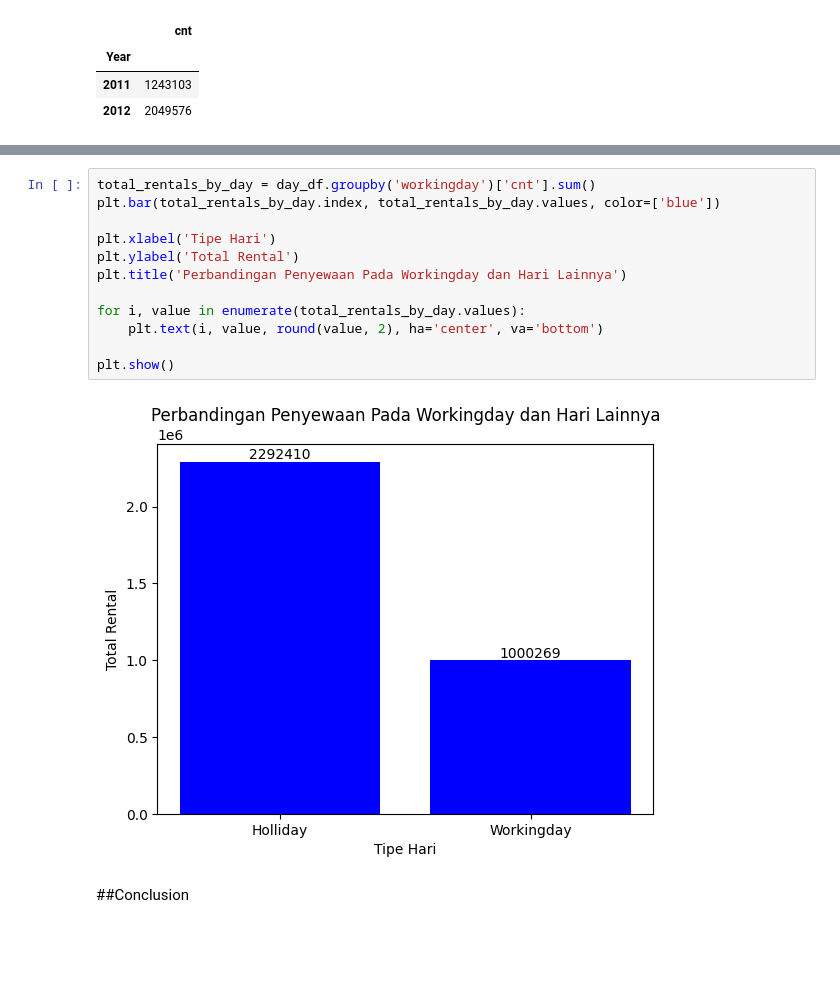
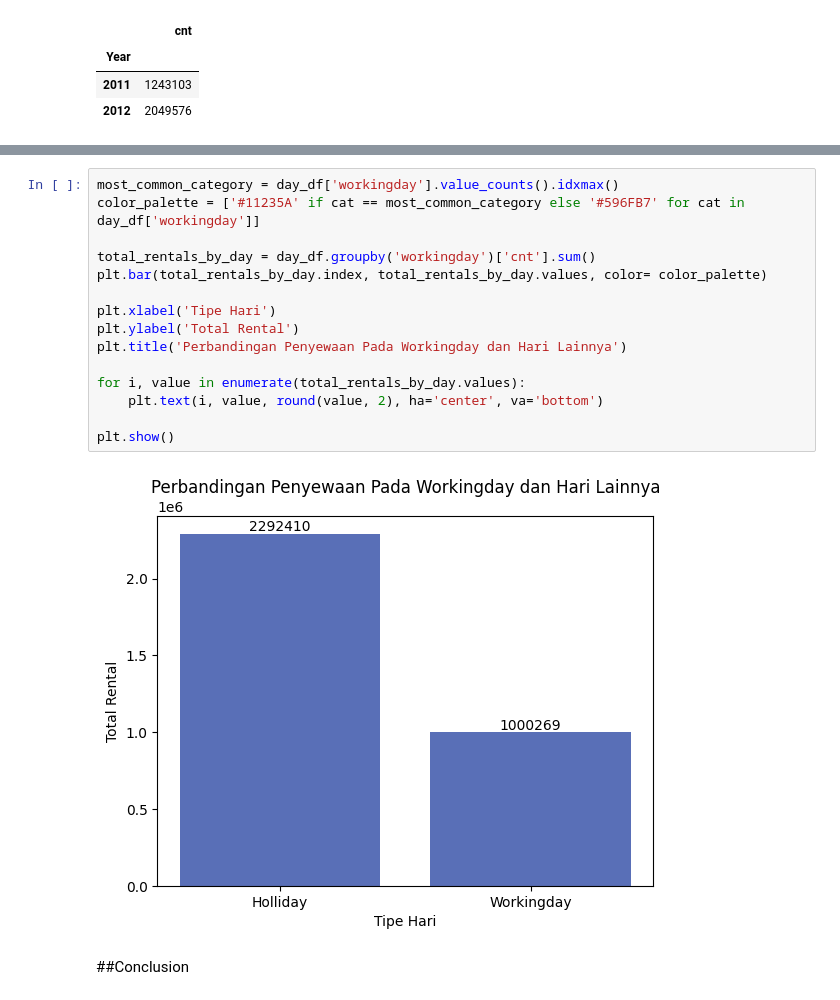
Before and after one commit to ziqran-tech/Analis_python, a Jupyter notebook: Analisis_Data_Bike_Sharing.ipynb, the cells around one changed output, grey strips where cells are left out. Drawn from its saved outputs; the diff is of its cells as text; blank space fills up the shorter version.

```diff
--- a/Analisis_Data_Bike_Sharing.ipynb
+++ b/Analisis_Data_Bike_Sharing.ipynb
@@ -420,17 +430,20 @@ plt.show()
 # %%
+most_common_category = day_df['workingday'].value_counts().idxmax()
+color_palette = ['#11235A' if cat == most_common_category else '#596FB7' for cat in day_df['workingday']]
+
 total_rentals_by_day = day_df.groupby('workingday')['cnt'].sum()
-plt.bar(total_rentals_by_day.index, total_rentals_by_day.values, color=['blue'])
+plt.bar(total_rentals_by_day.index, total_rentals_by_day.values, color= color_palette)
 
 plt.xlabel('Tipe Hari')
 plt.ylabel('Total Rental')
 plt.title('Perbandingan Penyewaan Pada Workingday dan Hari Lainnya')
 
 for i, value in enumerate(total_rentals_by_day.values):
     plt.text(i, value, round(value, 2), ha='center', va='bottom')
 
 plt.show()
 # %% [output]
-[figure, old version]
+[figure, new version]
 # %% [markdown]
 ##Conclusion
 # %% [markdown]
```
Also changed, not shown: parts of 10 cells of this notebook.
